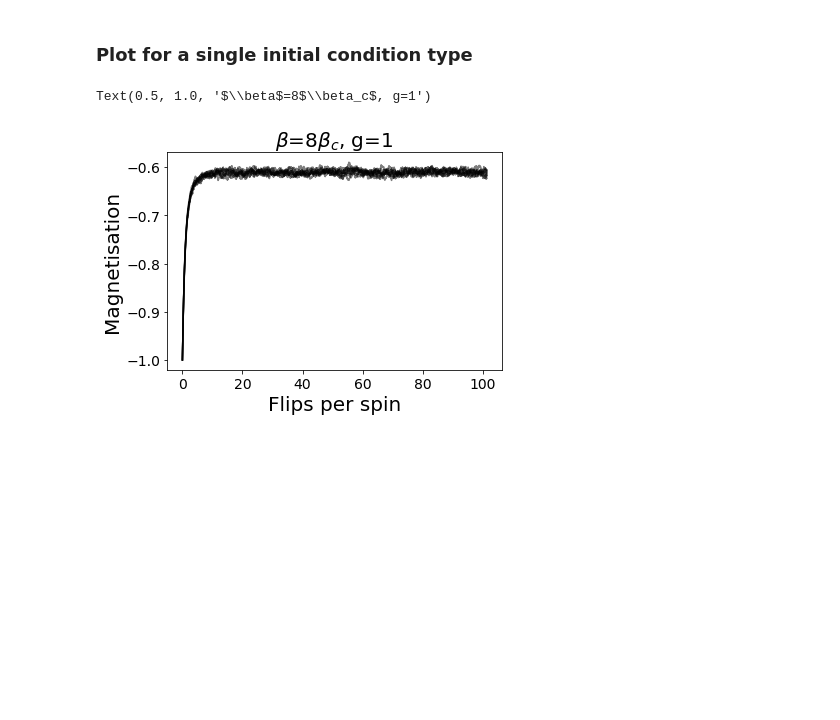
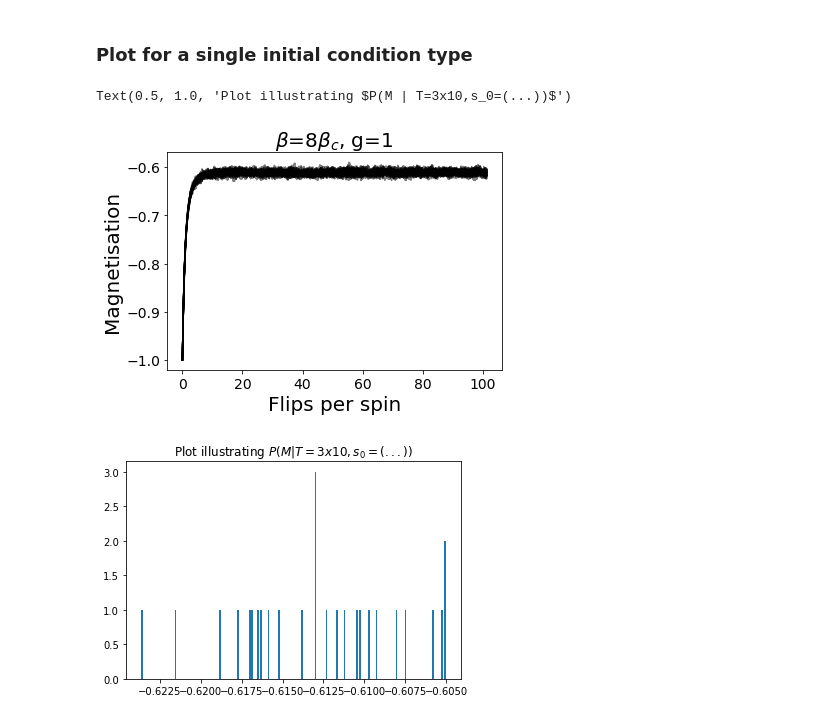
Before and after one commit to MGarrod1/unobserved_spin_influence, a Jupyter notebook: Figure_3_Pokec/Make_Pokec_burn_in_time_plots.ipynb, the cells around one changed output. Drawn from its saved outputs; the diff is of its cells as text; code cells hidden in the pictures; blank space fills up the shorter version.

```diff
--- a/Figure_3_Pokec/Make_Pokec_burn_in_time_plots.ipynb
+++ b/Figure_3_Pokec/Make_Pokec_burn_in_time_plots.ipynb
@@ -12,7 +14,7 @@ from matplotlib.lines import Line2D
 beta_f=8.0
 gradient=1.0  #10.0
 
-graph = nx.read_graphml('Data/Bratislava_graph.graphml')
+
 
 # Random initial conditions:
 # data=pd.read_csv(f"Data/mc_chain_examples/random_init_chain_data_beta_{beta_f}_g_{gradient}".replace(".","-") + ".csv")
@@ -23,6 +25,10 @@ pos_data=pd.read_csv(f"Data/mc_chain_examples/{init_type}_init_chain_data_beta_{
 
 init_type = 'random'
 random_data=pd.read_csv(f"Data/mc_chain_examples/{init_type}_init_chain_data_beta_{beta_f}_g_{gradient}".replace(".","-") + ".csv")
+# Acidentally left out of current data
+T = int(3*(10**6))
+sample_spacing=1000
+random_data['timestep']=list(np.arange(0,T,1))[0::sample_spacing]
 
 init_type= 'neg'
 neg_data=pd.read_csv(f"Data/mc_chain_examples/{init_type}_init_chain_data_beta_{beta_f}_g_{gradient}".replace(".","-") + ".csv")
@@ -82,19 +100,33 @@ plt.savefig(f"Plots/spin_burn_in_3_inits_beta_{beta_f}_g_{gradient}".replace('.'
 # %%
 beta_f=8.0
 gradient=1.0  #10.0
 
-init_type = 'neg'
+init_type = 'neg' #'random'#'pos' #'neg'
 data=pd.read_csv(f"Data/mc_chain_examples/{init_type}_init_chain_data_beta_{beta_f}_g_{gradient}".replace(".","-") + ".csv")
 
+T = int(3*(10**6))
+sample_spacing=1000
+data['timestep']=list(np.arange(0,T,1))[0::sample_spacing]
+
+
+chain_ends=[]
+flips_per_spin=[ k/len(graph) for k in data['timestep'].to_list()]
+plt.figure(1)
 for chain_index in range(len(data.columns)-1) :
-    flips_per_spin=[ k/len(graph) for k in data['timestep'].to_list()]
     plt.plot(flips_per_spin,data[f'chain_{chain_index}'].to_list(),'k',alpha=0.5)
+    chain_ends.append(data[f'chain_{chain_index}'].to_list()[-1])
 
 plt.xlabel("Flips per spin",fontsize=20)
 plt.ylabel("Magnetisation",fontsize=20)
 plt.xticks(fontsize=14)
 plt.yticks(fontsize=14)
 plt.title(f"$\\beta$={int(beta_f)}$\\beta_c$, g={int(gradient)}",fontsize=20)
+
+plt.figure(2)
+plt.hist(chain_ends,bins=200)
+plt.title("Plot illustrating $P(M | T=3x10,s_0=(...))$")
+#plt.xlim(-0.7,-0.5)
 # %% [output]
-Text(0.5, 1.0, '$\\beta$=8$\\beta_c$, g=1')
+Text(0.5, 1.0, 'Plot illustrating $P(M | T=3x10,s_0=(...))$')
-[figure, old version]
+[figure, new version]
+[figure, added]
```
Also changed, not shown: parts of 6 cells of this notebook.
